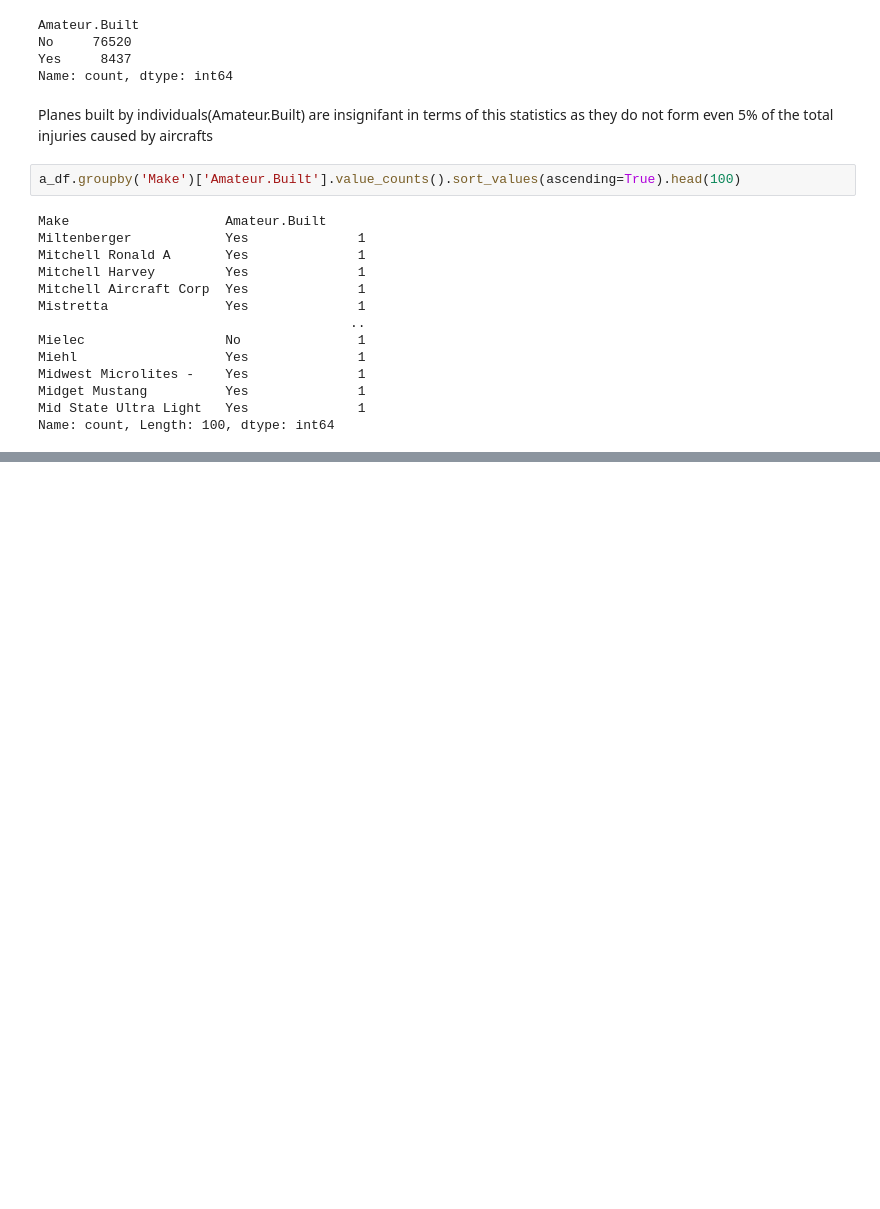
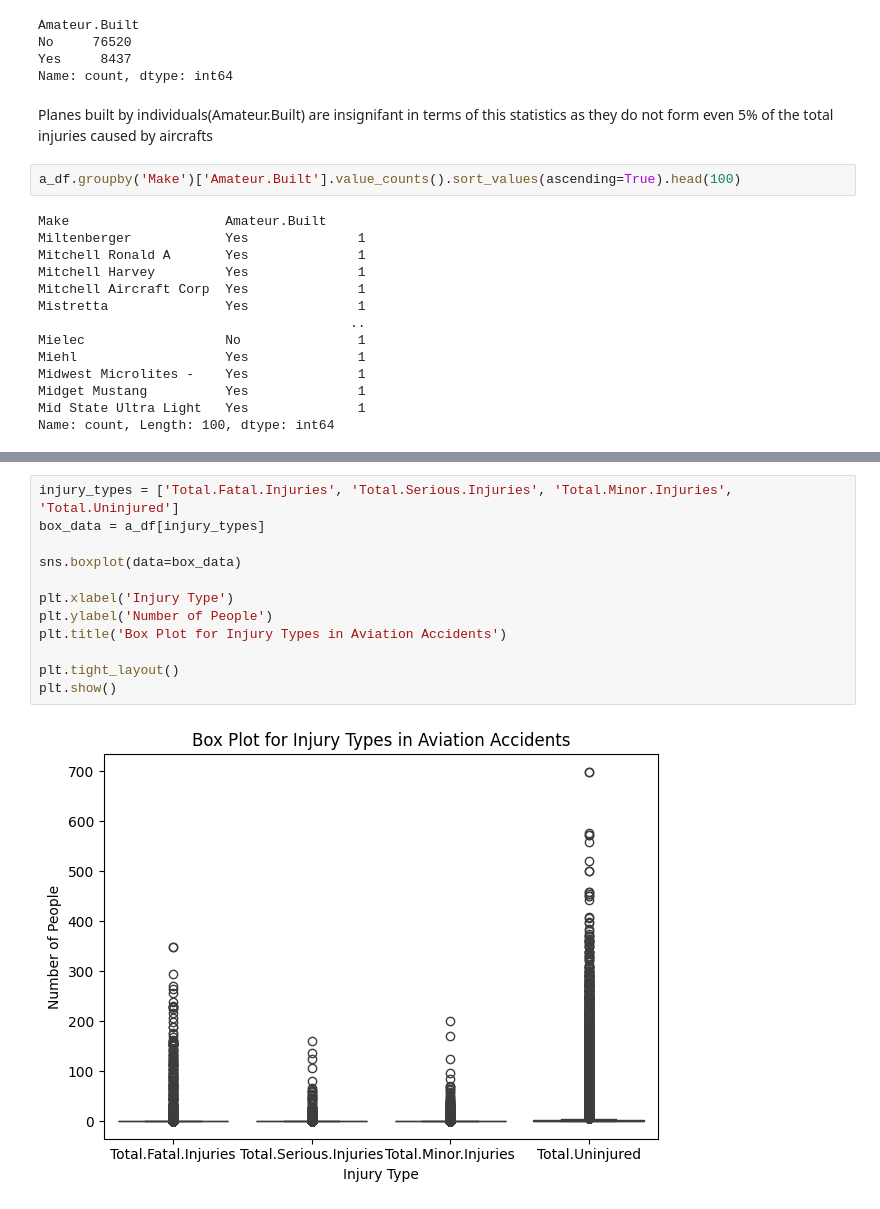
Before and after one commit to samnguthi/Phase-1-project, a Jupyter notebook: index.ipynb, the cells around one changed output, grey strips where cells are left out. Cells and saved outputs as stored; diff of their text form; blank space fills up the shorter version.

```diff
--- a/index.ipynb
+++ b/index.ipynb
@@ -468,0 +509,14 @@ Name: count, Length: 100, dtype: int64
+# %%
+injury_types = ['Total.Fatal.Injuries', 'Total.Serious.Injuries', 'Total.Minor.Injuries', 'Total.Uninjured']
+box_data = a_df[injury_types]
+
+sns.boxplot(data=box_data)
+
+plt.xlabel('Injury Type')
+plt.ylabel('Number of People')
+plt.title('Box Plot for Injury Types in Aviation Accidents')
+
+plt.tight_layout()
+plt.show()
+# %% [output]
+[figure, added]
```
Also changed, not shown: parts of 6 cells of this notebook.
